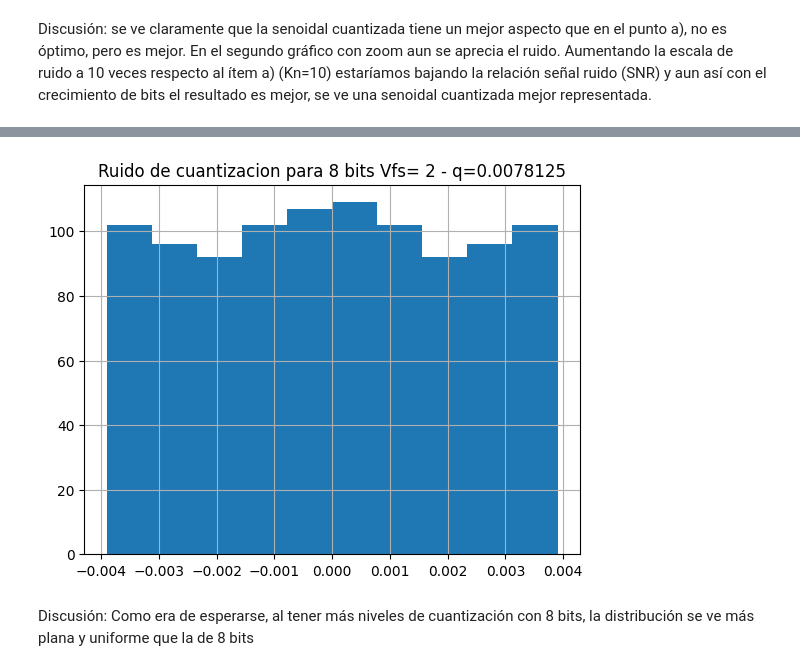
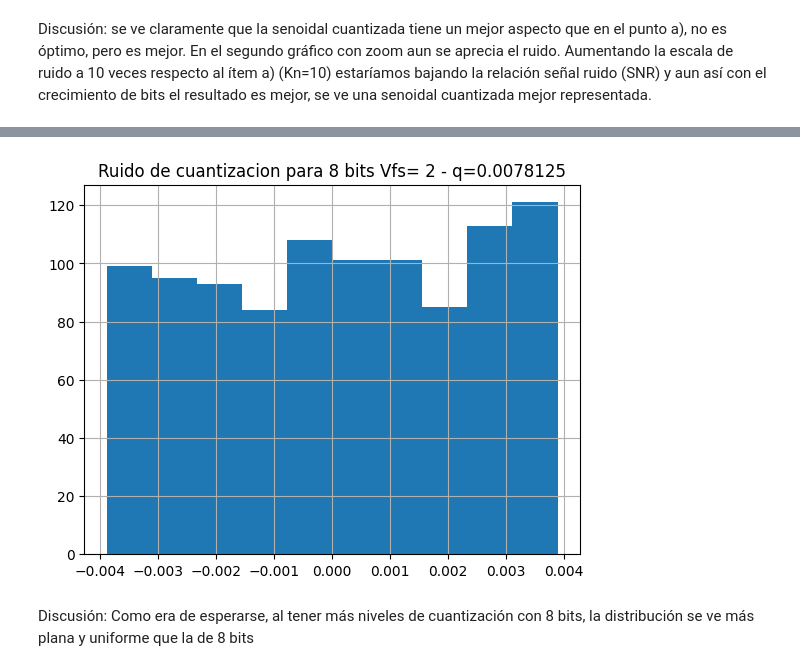
Before and after one commit to mariano1602/APS_2026, a Jupyter notebook: TS2_Marianogonzalez.ipynb, the cells around one changed output, grey strips where cells are left out. Drawn from its saved outputs; the diff is of its cells as text; code cells hidden in the pictures.

```diff
--- a/TS2_Marianogonzalez.ipynb
+++ b/TS2_Marianogonzalez.ipynb
@@ -245,17 +275,17 @@ plt.show()
 # %%
 # %% ruido cuantizado
 
 #secuencia de error
-xxq=np.round(xx/qq) *qq #quedan en la misma magnitud que la senoidal
-ee=xxq-xx #secueencia de error
+xxq=np.round(sr/qq) *qq #quedan en la misma magnitud que la senoidal
+ee=xxq-sr #secueencia de error
 
 plt.figure(4)
 plt.clf()
 plt.grid()
-plt.hist(ee, bins=20)
+plt.hist(ee, bins=10)
 plt.title(f"Ruido de cuantizacion para {b} bits Vfs= {vfs} - q={qq}")
 plt.show()
 # %% [output]
-[figure, old version]
+[figure, new version]
 # %% [markdown]
 Discusión: Como era de esperarse, al tener más niveles de cuantización con 8 bits, la distribución se ve más plana y uniforme que la de 8 bits
```
Also changed, not shown: parts of 21 cells of this notebook.
